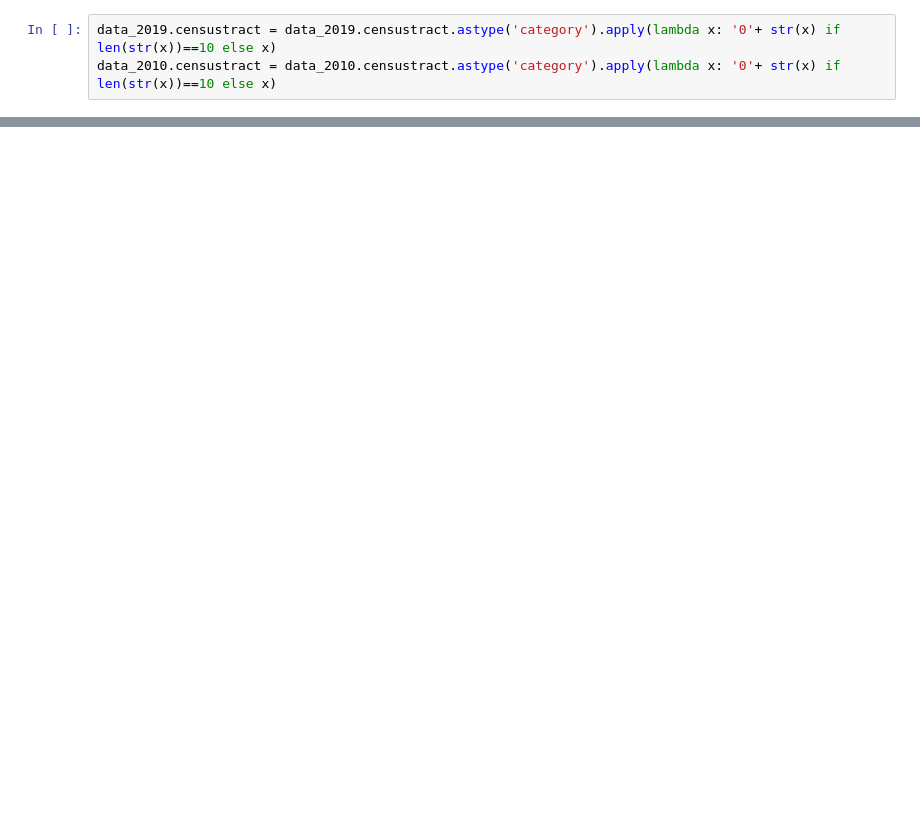
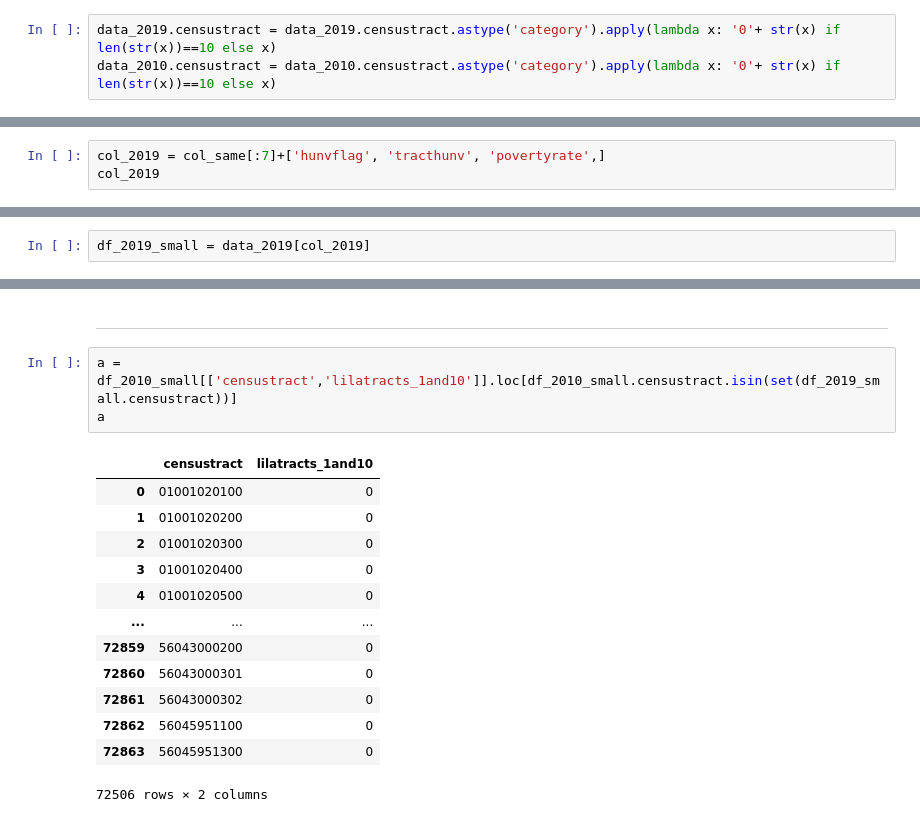
Before and after one commit to derryzrli/food-insecurity-analysis, a Jupyter notebook: starter-code_k.ipynb, the cells around one changed output, grey strips where cells are left out. Saved outputs shown, nothing was run; the diff lists cells and outputs as text; blank space fills up the shorter version.

```diff
--- a/starter-code_k.ipynb
+++ b/starter-code_k.ipynb
@@ -268,0 +346,3 @@ data_2019_zip.head()
+# %%
+col_2019 = col_same[:7]+['hunvflag', 'tracthunv', 'povertyrate',]
+col_2019
@@ -268,0 +360,2 @@ data_2019_zip.head()
+# %%
+df_2019_small = data_2019[col_2019]
@@ -268,0 +380,19 @@ data_2019_zip.head()
+# %% [markdown]
+----
+# %%
+a = df_2010_small[['censustract','lilatracts_1and10']].loc[df_2010_small.censustract.isin(set(df_2019_small.censustract))]
+a
+# %% [output]
+|  | censustract | lilatracts_1and10 |
+| 0 | 01001020100 | 0 |
+| 1 | 01001020200 | 0 |
+| 2 | 01001020300 | 0 |
+| 3 | 01001020400 | 0 |
+| 4 | 01001020500 | 0 |
+| ... | ... | ... |
+| 72859 | 56043000200 | 0 |
+| 72860 | 56043000301 | 0 |
+| 72861 | 56043000302 | 0 |
+| 72862 | 56045951100 | 0 |
+| 72863 | 56045951300 | 0 |
+72506 rows × 2 columns
```
Also changed, not shown: parts of 22 cells of this notebook.
